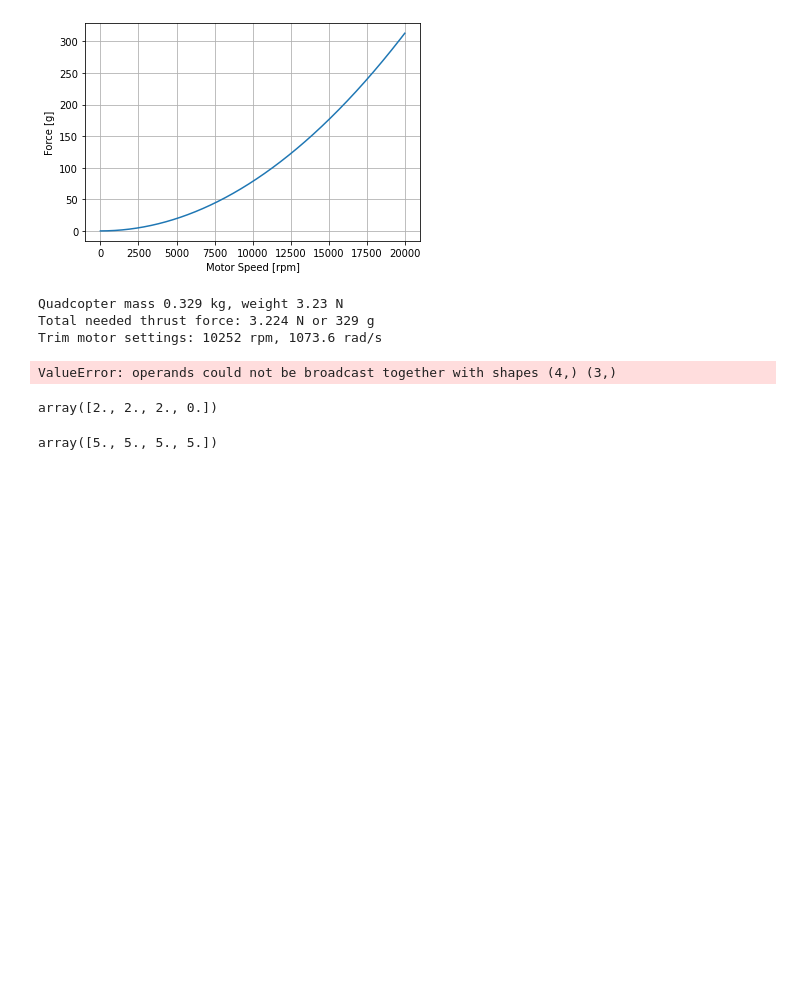
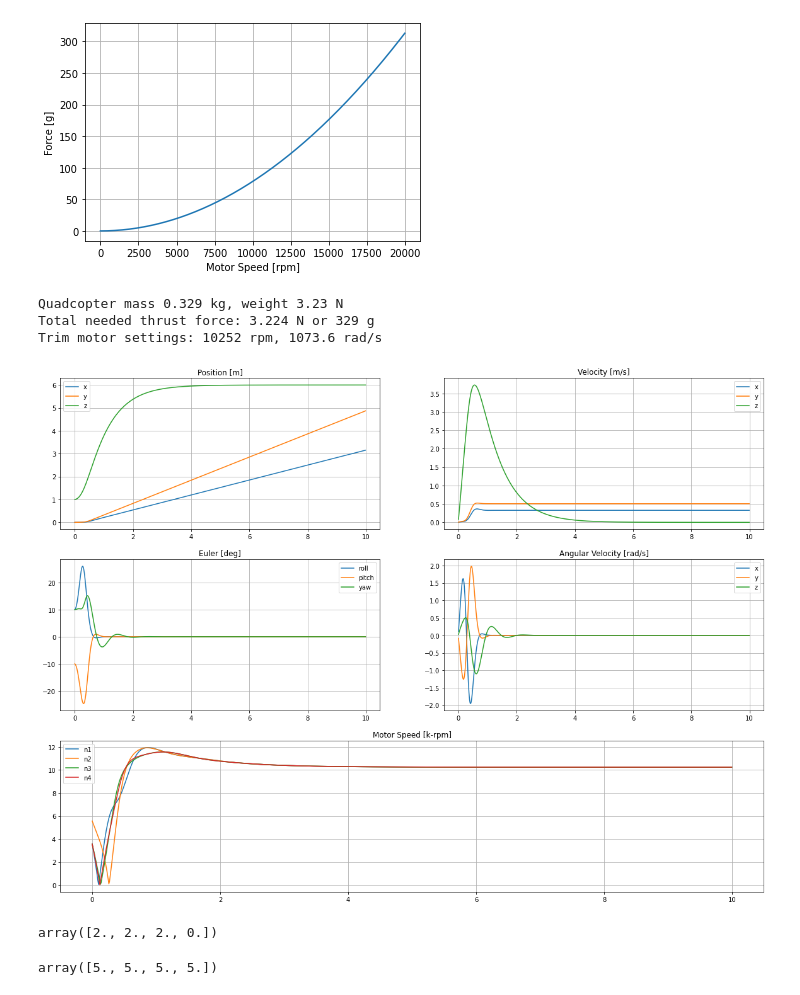
Before and after one commit to walchko/bearsnacks, a Jupyter notebook: drone/quadcopter-dynamics/quadcopter-dynamics-3.ipynb, the cells around one changed output. Saved outputs shown, nothing was run; the diff lists cells and outputs as text; code cells hidden in the pictures; blank space fills up the shorter version.

```diff
--- a/drone/quadcopter-dynamics/quadcopter-dynamics-3.ipynb
+++ b/drone/quadcopter-dynamics/quadcopter-dynamics-3.ipynb
@@ -415,10 +436,13 @@ steps = 1000
 
 drone = myParrotDrone()
 
+zd = 6
+
 y = np.zeros(13)
 
+y[:3] = 0,0,1
 y[6:9] = 0.,0.,0. # wx, wy, wz [rads/sec]
-y[9:] = Quaternion.from_euler(0,0,0, degrees=True)
+y[9:] = Quaternion.from_euler(10,-10,10, degrees=True)
 t = 0.0
 
 ui = []
@@ -427,7 +451,7 @@ ti = []
 
 for _ in tqdm(range(steps)):
     # x = [p,v,w,q] => 13
-    u = drone.pd(y)
+    u = drone.pd(y, zd)
     # u = np.ones(4)*1070
     ui.append(u)
 
@@ -444,8 +468,6 @@ for _ in tqdm(range(steps)):
     t += step
 
 # print(f"{len(ui)}")
-# %% [output]
-ValueError: operands could not be broadcast together with shapes (4,) (3,)
 # %%
 p = []
 v = []
@@ -454,9 +476,11 @@ euler = []
 for y in yi:
     q = Quaternion(*y[9:])
     euler.append(q.to_euler(True))
-    R = q.to_rot()
-    p.append(R @ y[:3])   # position [m]
-    v.append(R @ y[3:6])  # velocity [m/s]
+    # R = q.to_rot()
+    # p.append(R @ y[:3])   # position [m]
+    # v.append(R @ y[3:6])  # velocity [m/s]
+    p.append(y[:3])   # position [m]
+    v.append(y[3:6])  # velocity [m/s]
     w.append(y[6:9])  # w [rads/s]
 v = np.array(v)
 w = np.array(w)
@@ -467,48 +491,50 @@ euler = np.array(euler)
 plt.subplots(figsize=(20,15))
 
 plt.subplot(3,2,1)
-# plt.plot(ti, p[:,0], label="x")
-# plt.plot(ti, p[:,1], label="y")
-plt.plot(ti, -p[:,2], label="z")
+plt.plot(ti, p[:,0], label="x")
+plt.plot(ti, p[:,1], label="y")
+plt.plot(ti, p[:,2], label="z")
 plt.legend()
 plt.title('Position [m]')
 plt.grid(True)
 
 plt.subplot(3,2,2)
-# plt.plot(ti, v[:,0], label="x")
-# plt.plot(ti, v[:,1], label="y")
-plt.plot(ti, -v[:,2], label="z")
+plt.plot(ti, v[:,0], label="x")
+plt.plot(ti, v[:,1], label="y")
+plt.plot(ti, v[:,2], label="z")
 plt.legend()
 plt.title('Velocity [m/s]')
 plt.grid(True)
 
 plt.subplot(3,2,3)
 plt.plot(ti, euler[:,0], label="roll")
 plt.plot(ti, euler[:,1], label="pitch")
 plt.plot(ti, euler[:,2], label="yaw")
 plt.legend()
 plt.title('Euler [deg]')
 plt.grid(True)
 
 plt.subplot(3,2,4)
 plt.plot(ti, w[:,0], label="x")
 plt.plot(ti, w[:,1], label="y")
 plt.plot(ti, w[:,2], label="z")
 plt.legend()
 plt.title('Angular Velocity [rad/s]')
 plt.grid(True)
 
 plt.subplot(3,1,3)
 plt.plot(ti, u[:,0], label="n1")
 plt.plot(ti, u[:,1], label="n2")
 plt.plot(ti, u[:,2], label="n3")
 plt.plot(ti, u[:,3], label="n4")
 plt.legend()
 plt.title('Motor Speed [k-rpm]')
 plt.grid(True)
 
 # plt.subplot(1,3,3)
 # plt.plot(ui);
+# %% [output]
+[figure, added]
 # %%
 np.matmul(np.eye(4,3),(np.array([2,2,2])))
 # %% [output]
```
Also changed, not shown: parts of 19 cells of this notebook, 27 other files.
